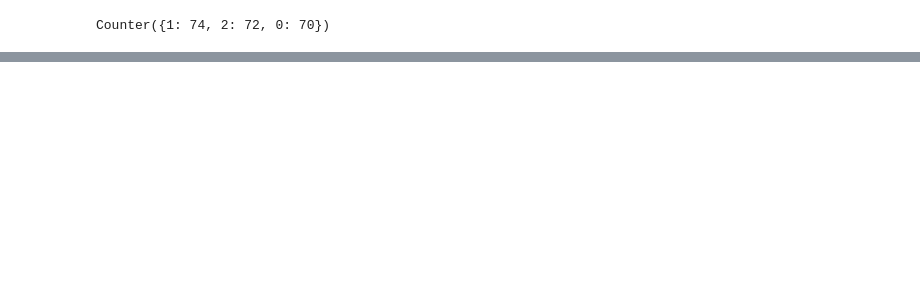
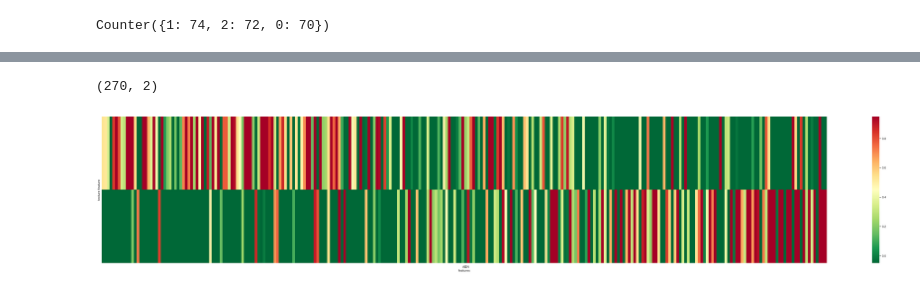
Before and after one commit to SWKoreaBME/ad_radiomics_code, a Jupyter notebook: 01_feature_Analaysis.ipynb, the cells around one changed output, grey strips where cells are left out. Saved outputs shown, nothing was run; the diff lists cells and outputs as text; code cells hidden in the pictures; blank space fills up the shorter version.

```diff
--- a/01_feature_Analaysis.ipynb
+++ b/01_feature_Analaysis.ipynb
@@ -229,0 +343,8 @@ done
+# %%
+with open('../result/feature_pvalue_ad_mci.pickle', 'wb') as file:
+    pickle.dump(p_by_feature, file)
+
+with open('../result/feature_pvalue_ad_mci.pickle', 'rb') as file:
+    x = pickle.load(file)
+
+print(x)
@@ -238,0 +457,21 @@ Counter({1: 74, 2: 72, 0: 70})
+# %%
+imp_features = np.load('../result/imp_features_common.npy')
+imp_feature_index = [index for index, x in enumerate(feature_names) if x in imp_features]
+
+whole_feature_scaled = scaler.fit_transform(whole_feature[:, :-3])
+
+X_selected = np.array([whole_feature_scaled[:, i] for i in imp_feature_index]).T
+
+print(X_selected.shape)
+
+# # After Feature Selection
+# if i == 0 :
+
+label_2 = X_selected[whole_label == 2]
+label_1 = X_selected[whole_label == 1]
+label_0 = X_selected[whole_label == 0]
+
+heatmap(np.concatenate([label_0, label_1, label_2]), figsize=figsize, tr=0)
+# %% [output]
+(270, 2)
+[figure, added]
```
Also changed, not shown: parts of 19 cells of this notebook, 2 other files.
